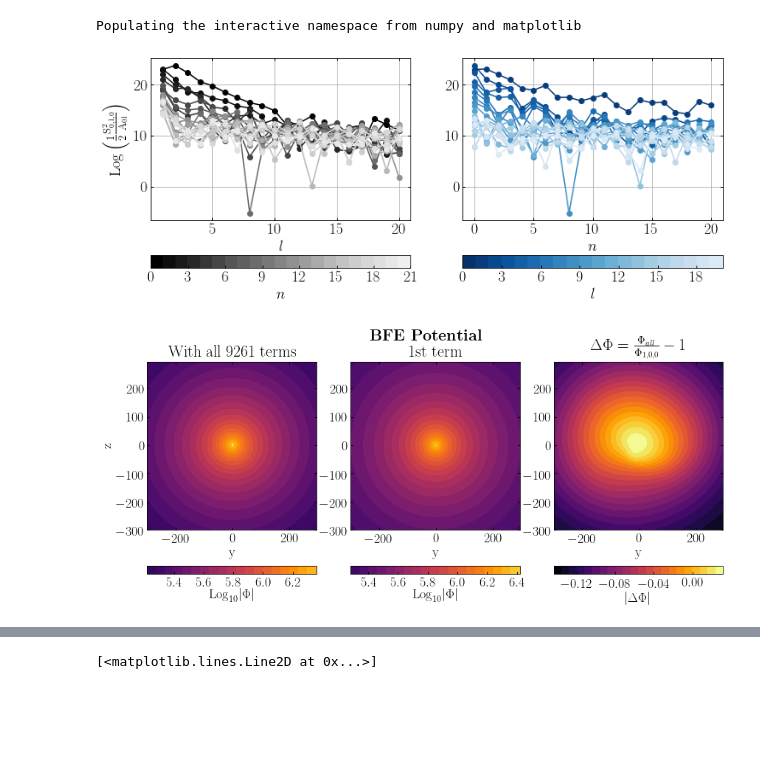
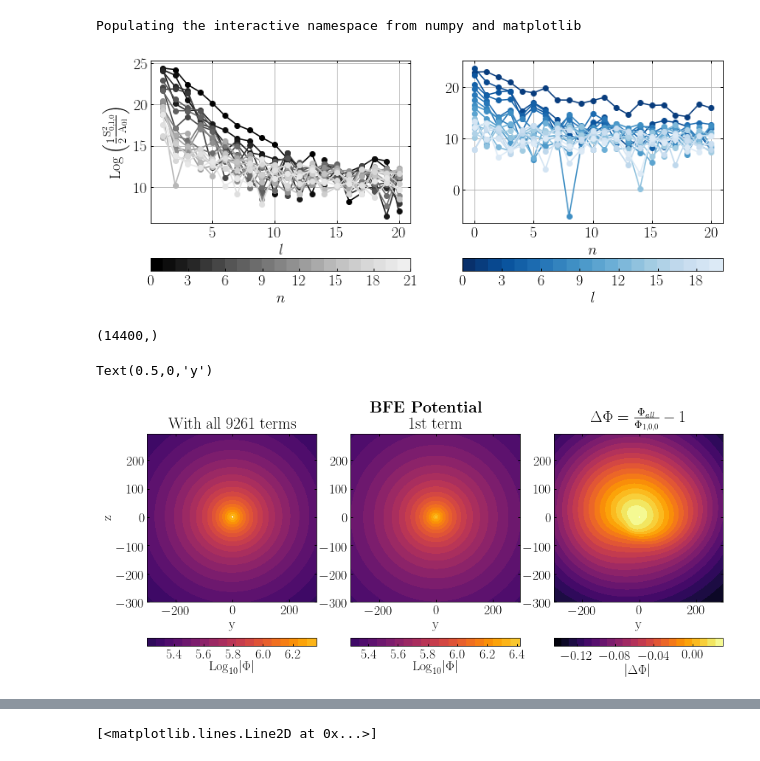
Before and after one commit to jngaravitoc/MW-LMC-SCF, a Jupyter notebook: code/BFE_mwlmc_energy.ipynb, the cells around one changed output, grey strips where cells are left out. Saved outputs shown, nothing was run; the diff lists cells and outputs as text; code cells hidden in the pictures; blank space fills up the shorter version.

```diff
--- a/code/BFE_mwlmc_energy.ipynb
+++ b/code/BFE_mwlmc_energy.ipynb
@@ -45,35 +45,35 @@ c1 = np.arange(0., 20 + 1)
 cmap1 = plt.get_cmap("Greys_r", len(c1)+3)
 norm1 = matplotlib.colors.BoundaryNorm(np.arange(len(c1)+1),len(c1))
 sm1 = plt.cm.ScalarMappable(norm=norm1, cmap=cmap1)
 sm1.set_array([])
 
 c2 = np.arange(1., 20 + 1)
 cmap2 = plt.get_cmap("Blues_r", len(c2)+3)
 norm2 = matplotlib.colors.BoundaryNorm(np.arange(len(c2)+1),len(c2))
 sm2 = plt.cm.ScalarMappable(norm=norm2, cmap=cmap2)
 sm2.set_array([])
 
 subplot(1, 2, 1)
 
 for i in range(20):
-    plot(np.log(np.abs(0.5*S_matrix[i,:,1]**2/A_nl_array[i])),  '-o', c=cmap1(i))
+    plot(np.log(np.abs(0.5*(S_matrix[i,:,1]**2 + T_matrix[i,:,1]**2)/A_nl_array[i])),  '-o', c=cmap1(i))
 cbar = colorbar(sm1, orientation='horizontal')
 cbar.set_label('$n$')
 ylabel(r'$\rm{Log} \left( \frac{1}{2} \frac{S_{0, l, 0}^2}{A_{0l}} \right)$')
 xlabel('$l$')
 grid()
 
 subplot(1, 2, 2)
 for i in range(20):
     plot(np.log(np.abs(0.5*S_matrix[:,i,1]**2/A_nl_array[:,i])),  '-o', c=cmap2(i))
 cbar = colorbar(sm2, orientation='horizontal')
 cbar.set_label('$l$')
 xlabel('$n$')
 grid()
 
 #savefig('MWLMC_S_coeff_energy.pdf', bbox_inches='tight')
 # %% [output]
-[figure, old version]
+[figure, new version]
 # %%
 y_grid = np.arange(-300, 300, 5)
 z_grid = np.arange(-300, 300, 5)
@@ -114,0 +140,4 @@ pot_matrix_base = reshape(pot_mwlmc_base, (N_grid, N_grid))
+# %%
+shape(a_mwlmc[:,0])
+# %% [output]
+(14400,)
@@ -146,6 +185,7 @@ cbar = colorbar(orientation='horizontal')
 cbar.set_label(r'$|\Delta \Phi|$')
 cbar.set_ticks(np.arange(-0.16, 0.1, 0.04))
 xlabel('y')
-savefig('BFE_potential.pdf', bbox_inches='tight')
+#savefig('BFE_potential.pdf', bbox_inches='tight')
 # %% [output]
+Text(0.5,0,'y')
 [figure]
```
Also changed, not shown: parts of 20 cells of this notebook, 2 other files.
